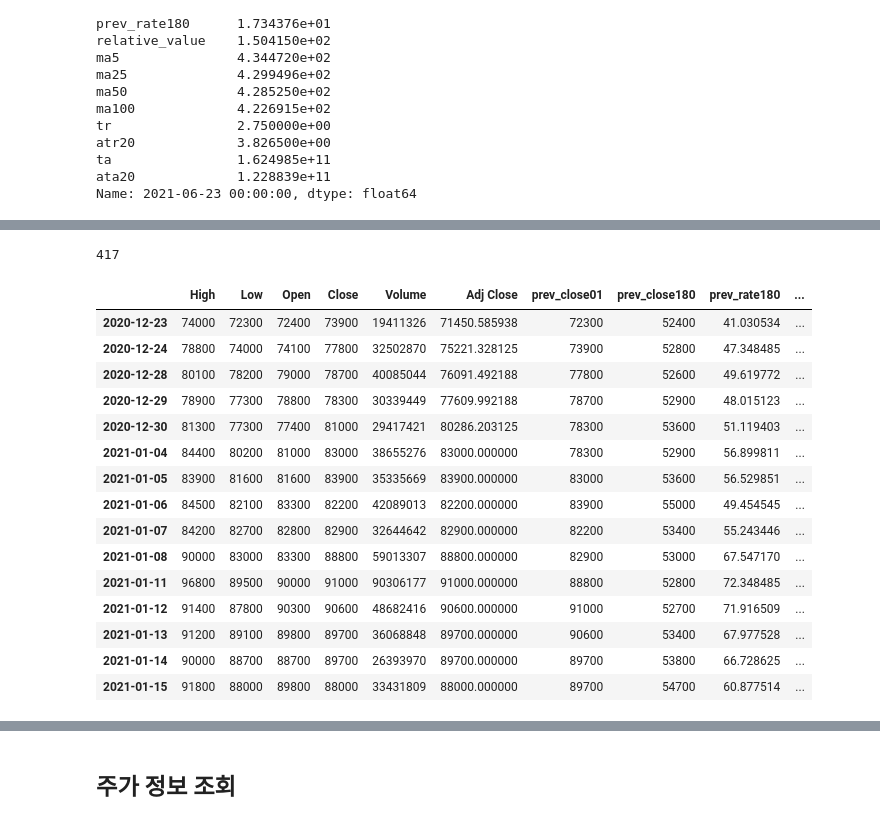
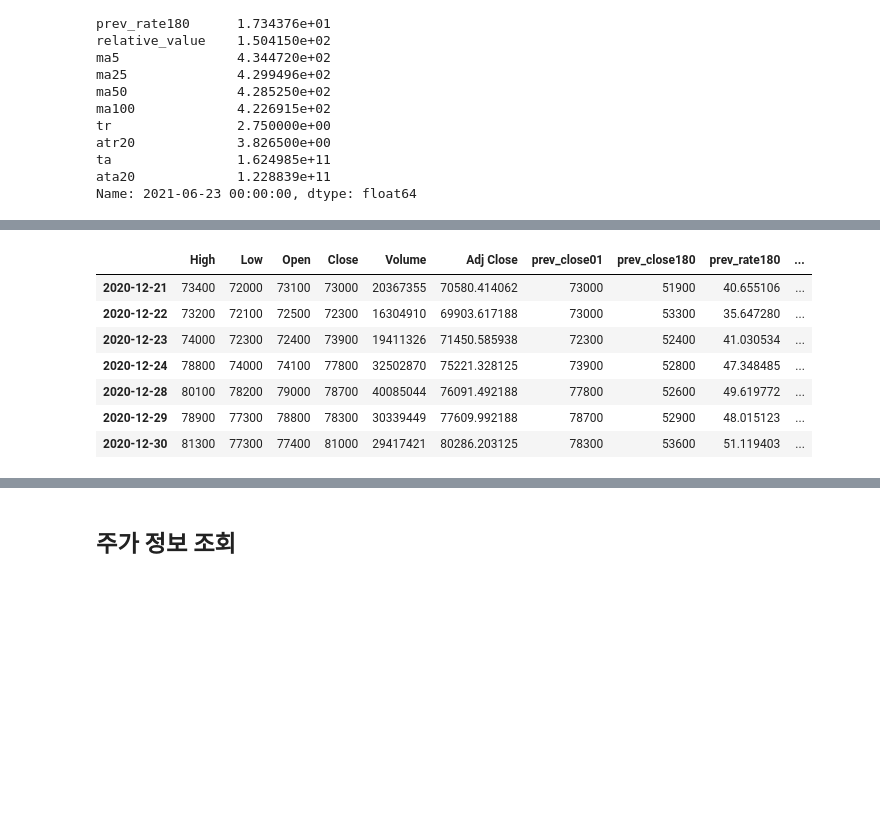
Before and after one commit to thyun/test-quant, a Jupyter notebook: backtest.ipynb, the cells around one changed output, grey strips where cells are left out. Saved outputs shown, nothing was run; the diff lists cells and outputs as text; code cells hidden in the pictures; blank space fills up the shorter version.

```diff
--- a/backtest.ipynb
+++ b/backtest.ipynb
@@ -238,24 +304,0 @@ load_std_dict(std_dict, 2021)
-# %%
-ticker_dict_10 = {
-    "005930.KS": { "stock_name": "Samsung", "data": pd.DataFrame() },
-    "000660.KS": { "stock_name": "SK Hynix", "data": pd.DataFrame() },
-    "051910.KS": { "stock_name": "LG화학", "data": pd.DataFrame() },
-    "068270.KS": { "stock_name": "셀트리온", "data": pd.DataFrame() },
-    "035420.KS": { "stock_name": "Naver", "data": pd.DataFrame() },
-    "006400.KS": { "stock_name": "Samsung SDI", "data": pd.DataFrame() },
-    "005380.KS": { "stock_name": "Hyundai", "data": pd.DataFrame() },
-    "035720.KS": { "stock_name": "Kakao", "data": pd.DataFrame() },
-    "036570.KS": { "stock_name": "NCsoft", "data": pd.DataFrame() },
-    "051900.KS": { "stock_name": "LG생활건강", "data": pd.DataFrame() }
-}
-#ticker_dict = ticker_dict_10.copy()
-#del ticker_dict['005930.KS']
-#ticker_dict = ticker_dict_10
-
-ticker_exclude_list = []
-#ticker_exclude_list = ["105560.KS"] # KB금융 - 2020-04-02 부터 3만원대 -> 3백만원대 -> 파라미터로 전달하지 않더라도 verify 코드에서 걸러냄
-ticker_dict = stock_cache.get_stock_listing_dict(1000, ticker_exclude_list) # 갯수 만큼 KOSPI 종목 리스트 가져오기
-print("ticker_dict len =", len(ticker_dict))
-
-load_ticker_dict(ticker_dict, 2020)
-load_ticker_dict(ticker_dict, 2021)
@@ -330,7 +360,9 @@ ta                1.624985e+11
 ata20             1.228839e+11
 Name: 2021-06-23 00:00:00, dtype: float64
 # %%
-ticker_data = ticker_dict['005930.KS']['data']
-#ticker_data = ticker_dict['365550.KS']['data']
-ticker_data.head()
+#ticker_data = ticker_dict['005930.KS']['data']
+ticker_data = ticker_dict['102110.KS']['data']
+print(len(ticker_data))
+ticker_data = ticker_dict['SPY']['data']
+print(len(ticker_data))
 # %% [output]
@@ -343,21 +391,12 @@ ticker_data.head()
 # %%
 ticker_data.loc['2020-01-02']
-ticker_data["2020-12-23":"2021-01-15"]
+ticker_data["2020-12-19":"2021-01-15"]
 # %% [output]
-417
 |  | High | Low | Open | Close | Volume | Adj Close | prev_close01 | prev_close180 | prev_rate180 | ... |
+| 2020-12-21 | 73400 | 72000 | 73100 | 73000 | 20367355 | 70580.414062 | 73000 | 51900 | 40.655106 | ... |
+| 2020-12-22 | 73200 | 72100 | 72500 | 72300 | 16304910 | 69903.617188 | 73000 | 53300 | 35.647280 | ... |
 | 2020-12-23 | 74000 | 72300 | 72400 | 73900 | 19411326 | 71450.585938 | 72300 | 52400 | 41.030534 | ... |
 | 2020-12-24 | 78800 | 74000 | 74100 | 77800 | 32502870 | 75221.328125 | 73900 | 52800 | 47.348485 | ... |
 | 2020-12-28 | 80100 | 78200 | 79000 | 78700 | 40085044 | 76091.492188 | 77800 | 52600 | 49.619772 | ... |
 | 2020-12-29 | 78900 | 77300 | 78800 | 78300 | 30339449 | 77609.992188 | 78700 | 52900 | 48.015123 | ... |
 | 2020-12-30 | 81300 | 77300 | 77400 | 81000 | 29417421 | 80286.203125 | 78300 | 53600 | 51.119403 | ... |
-| 2021-01-04 | 84400 | 80200 | 81000 | 83000 | 38655276 | 83000.000000 | 78300 | 52900 | 56.899811 | ... |
-| 2021-01-05 | 83900 | 81600 | 81600 | 83900 | 35335669 | 83900.000000 | 83000 | 53600 | 56.529851 | ... |
-| 2021-01-06 | 84500 | 82100 | 83300 | 82200 | 42089013 | 82200.000000 | 83900 | 55000 | 49.454545 | ... |
-| 2021-01-07 | 84200 | 82700 | 82800 | 82900 | 32644642 | 82900.000000 | 82200 | 53400 | 55.243446 | ... |
-| 2021-01-08 | 90000 | 83000 | 83300 | 88800 | 59013307 | 88800.000000 | 82900 | 53000 | 67.547170 | ... |
-| 2021-01-11 | 96800 | 89500 | 90000 | 91000 | 90306177 | 91000.000000 | 88800 | 52800 | 72.348485 | ... |
-| 2021-01-12 | 91400 | 87800 | 90300 | 90600 | 48682416 | 90600.000000 | 91000 | 52700 | 71.916509 | ... |
-| 2021-01-13 | 91200 | 89100 | 89800 | 89700 | 36068848 | 89700.000000 | 90600 | 53400 | 67.977528 | ... |
-| 2021-01-14 | 90000 | 88700 | 88700 | 89700 | 26393970 | 89700.000000 | 89700 | 53800 | 66.728625 | ... |
-| 2021-01-15 | 91800 | 88000 | 89800 | 88000 | 33431809 | 88000.000000 | 89700 | 54700 | 60.877514 | ... |
```
Also changed, not shown: parts of 40 cells of this notebook.
